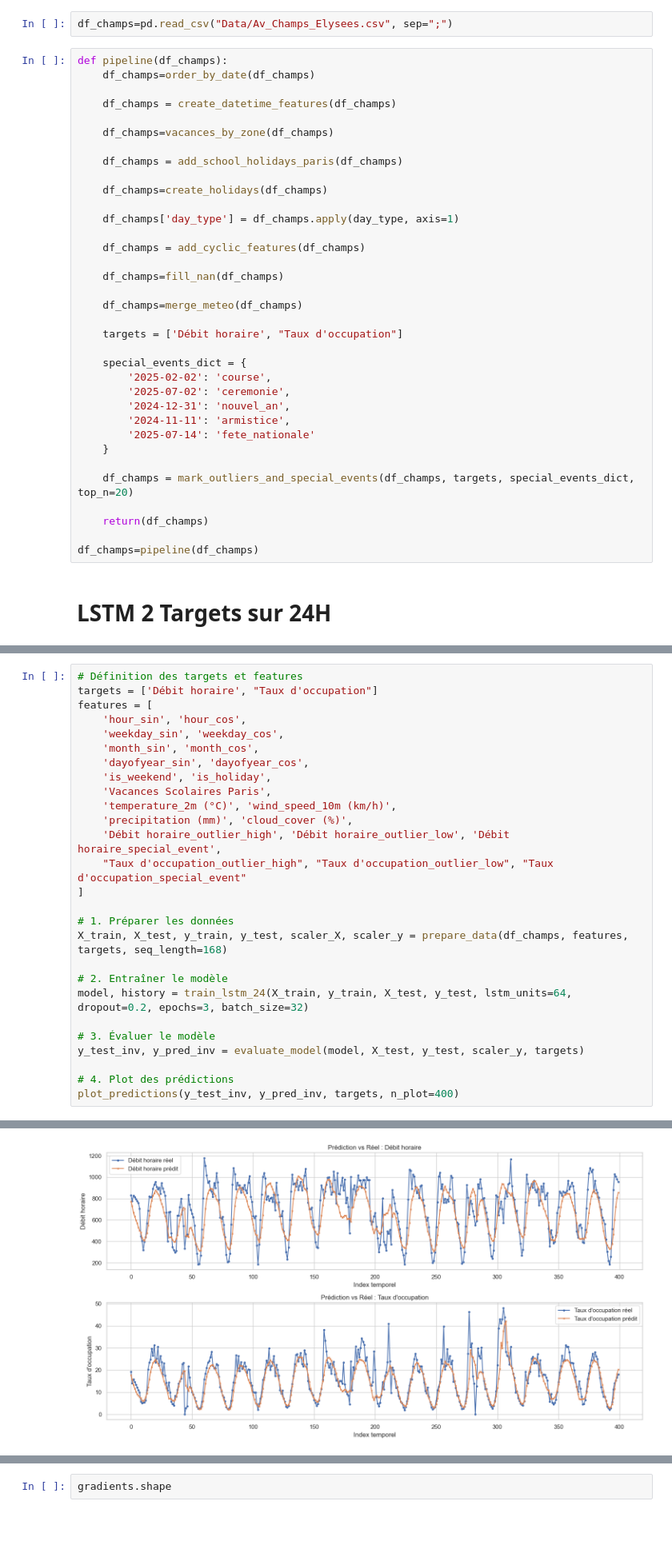
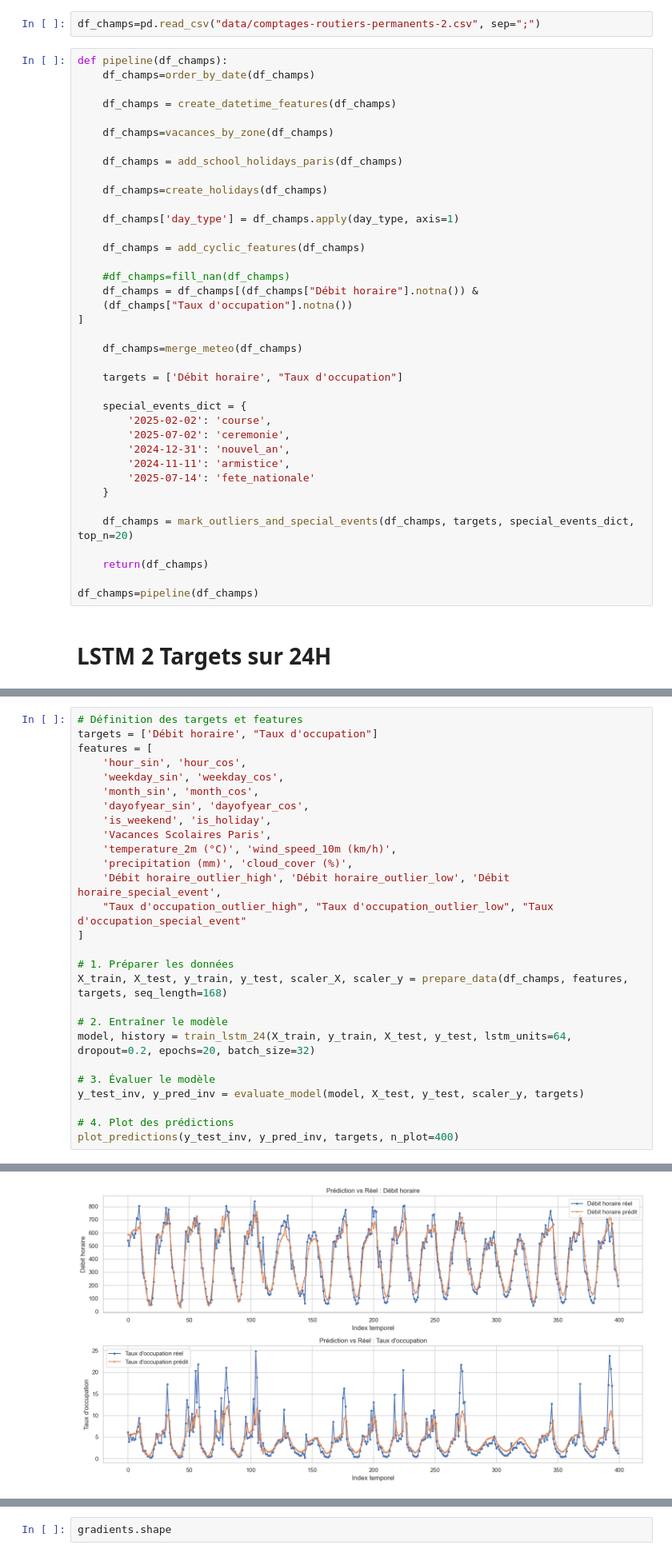
Before and after one commit to JimmyGuertin/Datathon-BCG, a Jupyter notebook: model_train.ipynb, the cells around one changed output, grey strips where cells are left out. Shown at 80% size. Cells and saved outputs as stored; diff of their text form; blank space fills up the shorter version.

```diff
--- a/model_train.ipynb
+++ b/model_train.ipynb
@@ -21,7 +21,7 @@ pd.set_option('display.max_columns', None)
 The autoreload extension is already loaded. To reload it, use:
   %reload_ext autoreload
 # %%
-df_champs=pd.read_csv("Data/Av_Champs_Elysees.csv", sep=";")
+df_champs=pd.read_csv("data/comptages-routiers-permanents-2.csv", sep=";")
 # %%
 def pipeline(df_champs):
     df_champs=order_by_date(df_champs)
@@ -38,7 +38,10 @@ def pipeline(df_champs):
 
     df_champs = add_cyclic_features(df_champs)
 
-    df_champs=fill_nan(df_champs)
+    #df_champs=fill_nan(df_champs)
+    df_champs = df_champs[(df_champs["Débit horaire"].notna()) &
+    (df_champs["Taux d'occupation"].notna())
+]
 
     df_champs=merge_meteo(df_champs)
 
@@ -93,7 +96,7 @@ features = [
 X_train, X_test, y_train, y_test, scaler_X, scaler_y = prepare_data(df_champs, features, targets, seq_length=168)
 
 # 2. Entraîner le modèle
-model, history = train_lstm_24(X_train, y_train, X_test, y_test, lstm_units=64, dropout=0.2, epochs=3, batch_size=32)
+model, history = train_lstm_24(X_train, y_train, X_test, y_test, lstm_units=64, dropout=0.2, epochs=20, batch_size=32)
 
 # 3. Évaluer le modèle
 y_test_inv, y_pred_inv = evaluate_model(model, X_test, y_test, scaler_y, targets)
@@ -113,4 +124,4 @@ Epoch 3/3
-[figure, old version]
+[figure, new version]
 # %%
 import pandas as pd
 
```
Also changed, not shown: parts of 4 cells of this notebook.
